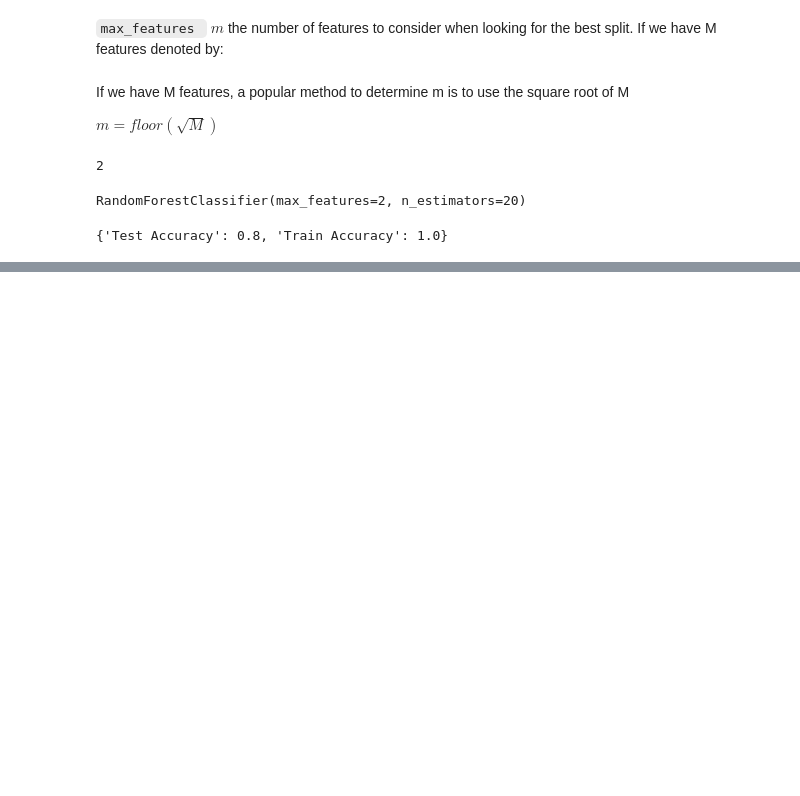
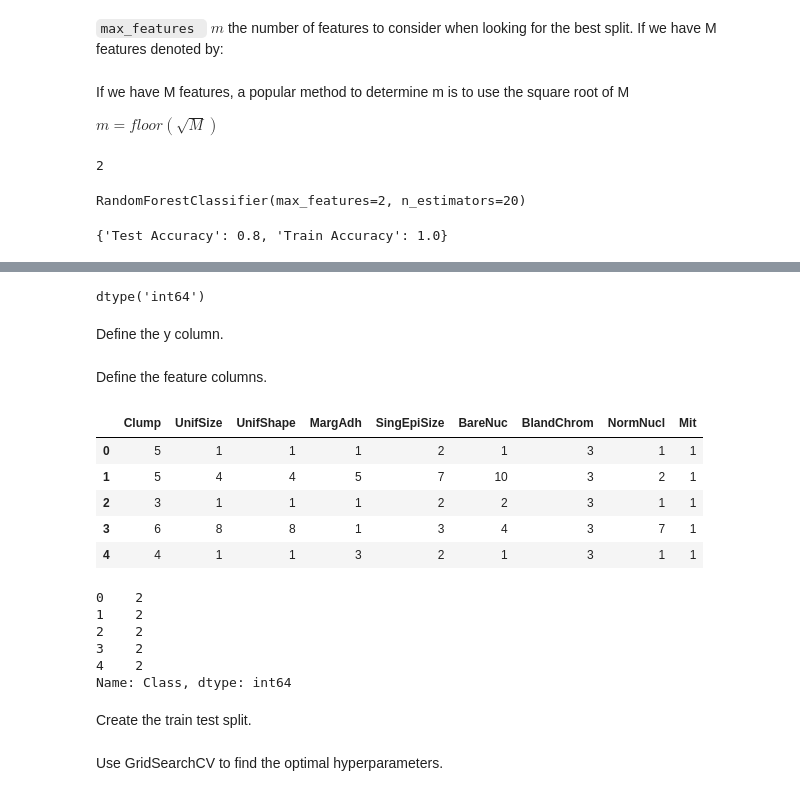
Before and after one commit to Mark-Barbaric/IBM_Machine_Learning_Certificate, a Jupyter notebook: Supervised_Machine_Learning_Classification/week5/random_forest_lab.ipynb, the cells around one changed output, grey strips where cells are left out. Cells and saved outputs as stored; diff of their text form; code cells hidden in the pictures; blank space fills up the shorter version.

```diff
--- a/Supervised_Machine_Learning_Classification/week5/random_forest_lab.ipynb
+++ b/Supervised_Machine_Learning_Classification/week5/random_forest_lab.ipynb
@@ -361,0 +424,2 @@ Average correlations between predictors: 0.18476416891490555
+# %%
+to_remove_barenuc_mask = (df['BareNuc'] == '?')
@@ -361,0 +432,2 @@ Average correlations between predictors: 0.18476416891490555
+# %%
+df.drop(df[to_remove_barenuc_mask].index, inplace=True)
@@ -361,0 +436,8 @@ Average correlations between predictors: 0.18476416891490555
+# %%
+df['BareNuc'] = df['BareNuc'].astype(int)
+# %%
+df['BareNuc'].dtype
+# %% [output]
+dtype('int64')
+# %% [markdown]
+Define the y column.
@@ -361,0 +446,26 @@ Average correlations between predictors: 0.18476416891490555
+# %% [markdown]
+Define the feature columns.
+# %%
+FEATURE_COLUMNS = ['Clump', 'UnifSize', 'UnifShape', 'MargAdh', 'SingEpiSize', 'BareNuc', 'BlandChrom', 'NormNucl', 'Mit']
+# %%
+X = df[FEATURE_COLUMNS]
+X.head()
+# %% [output]
+|  | Clump | UnifSize | UnifShape | MargAdh | SingEpiSize | BareNuc | BlandChrom | NormNucl | Mit |
+| 0 | 5 | 1 | 1 | 1 | 2 | 1 | 3 | 1 | 1 |
+| 1 | 5 | 4 | 4 | 5 | 7 | 10 | 3 | 2 | 1 |
+| 2 | 3 | 1 | 1 | 1 | 2 | 2 | 3 | 1 | 1 |
+| 3 | 6 | 8 | 8 | 1 | 3 | 4 | 3 | 7 | 1 |
+| 4 | 4 | 1 | 1 | 3 | 2 | 1 | 3 | 1 | 1 |
+# %%
+y = df[Y_COLUMN]
+y.head()
+# %% [output]
+0    2
+1    2
+2    2
+3    2
+4    2
+Name: Class, dtype: int64
+# %% [markdown]
+Create the train test split.
@@ -361,0 +474,2 @@ Average correlations between predictors: 0.18476416891490555
+# %% [markdown]
+Use GridSearchCV to find the optimal hyperparameters.
```
Also changed, not shown: parts of 21 cells of this notebook, 1 other file.
